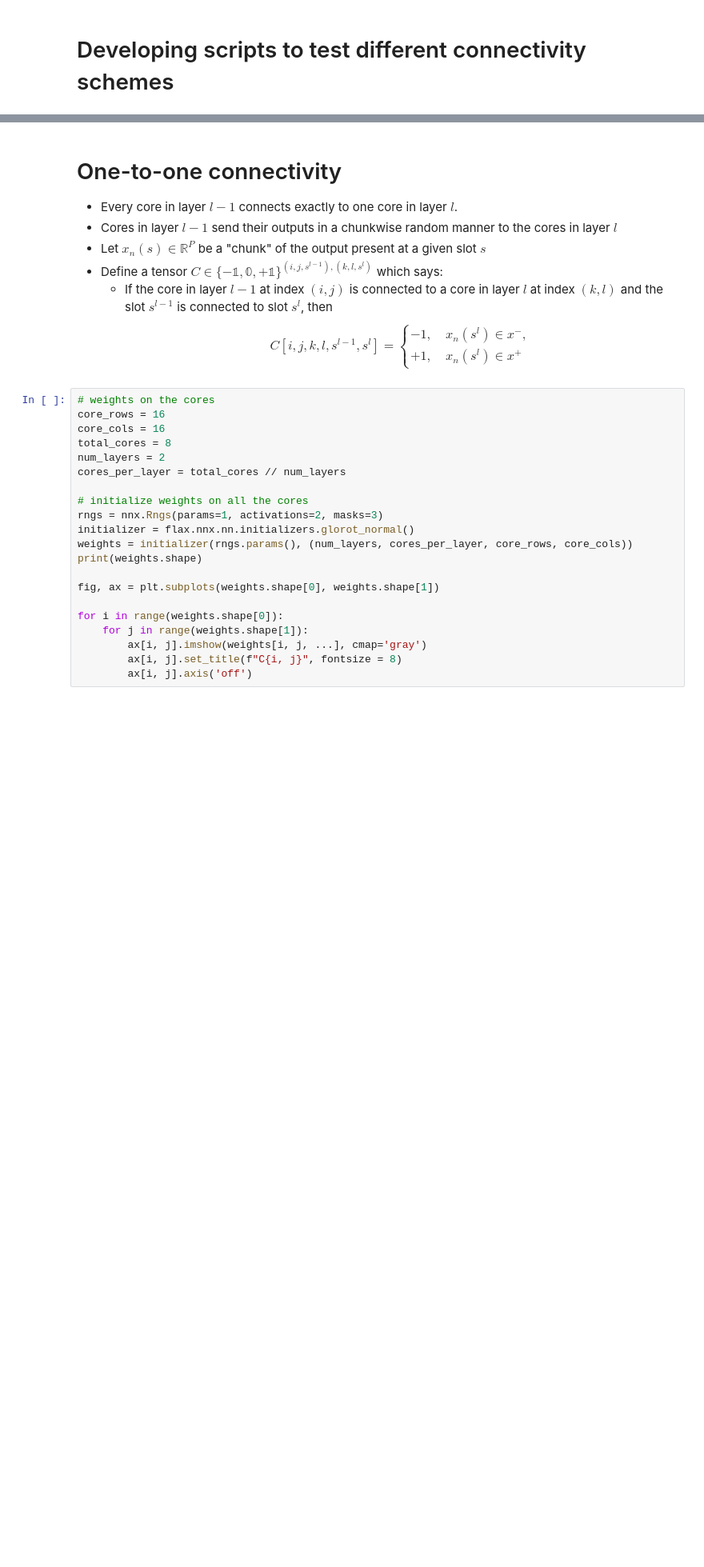
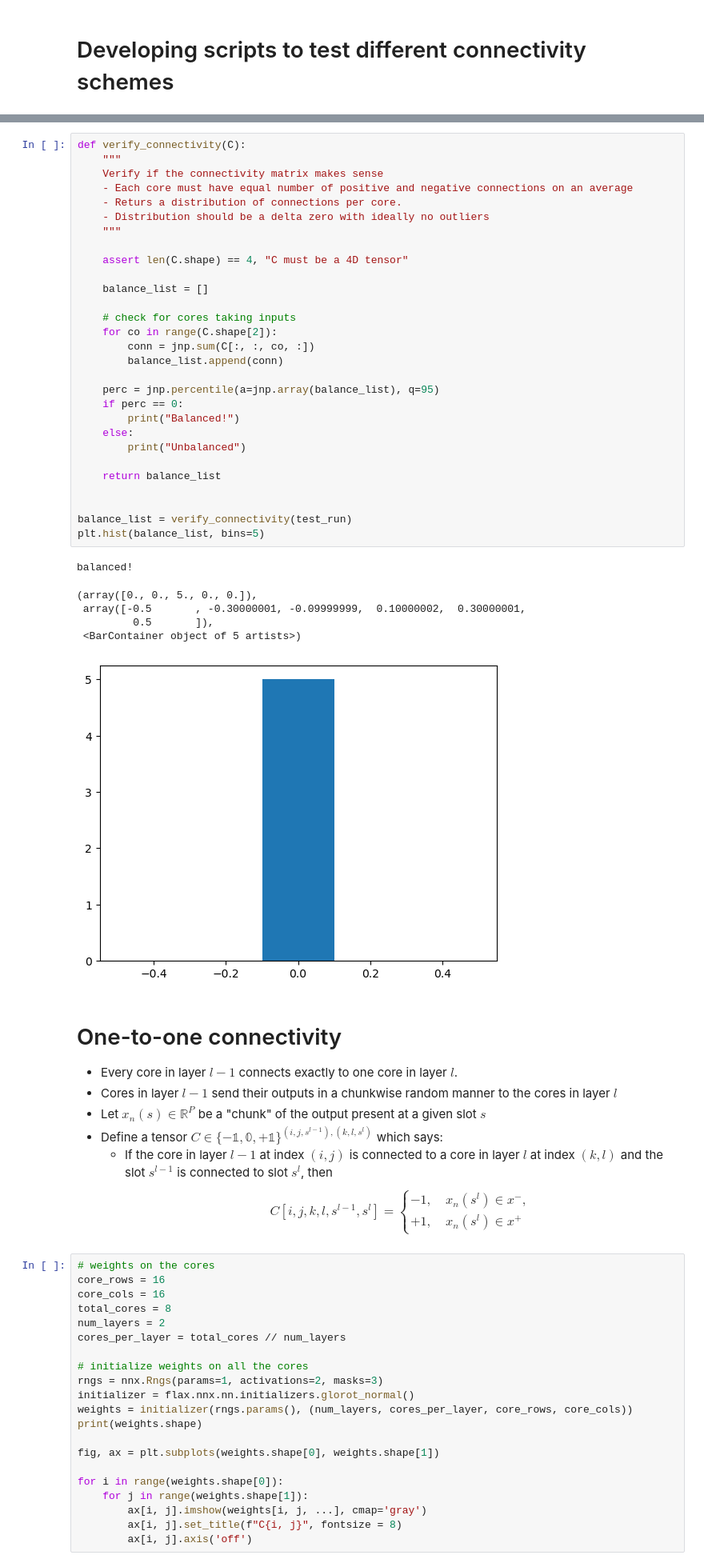
Before and after one commit to Integrated-Systems-Neuroengineering/scrramble, a Jupyter notebook: Notebooks/toy_models_of_connectivity.ipynb, the cells around one changed output, grey strips where cells are left out. Shown at 80% size. Saved outputs shown, nothing was run; the diff lists cells and outputs as text; blank space fills up the shorter version.

```diff
--- a/Notebooks/toy_models_of_connectivity.ipynb
+++ b/Notebooks/toy_models_of_connectivity.ipynb
@@ -30,3 +165,39 @@ E0000 00:00:1746062733.770799 3658191 cuda_blas.cc:1418] Unable to register cuBL
+# %%
+def verify_connectivity(C):
+    """
+    Verify if the connectivity matrix makes sense
+    - Each core must have equal number of positive and negative connections on an average
+    - Returs a distribution of connections per core.
+    - Distribution should be a delta zero with ideally no outliers
+    """
+
+    assert len(C.shape) == 4, "C must be a 4D tensor"
+
+    balance_list = []
+
+    # check for cores taking inputs
+    for co in range(C.shape[2]):
+        conn = jnp.sum(C[:, :, co, :])
+        balance_list.append(conn)
+
+    perc = jnp.percentile(a=jnp.array(balance_list), q=95)
+    if perc == 0:
+        print("Balanced!")
+    else:
+        print("Unbalanced")
+
+    return balance_list
+
+
+balance_list = verify_connectivity(test_run)
+plt.hist(balance_list, bins=5)
+# %% [output]
+balanced!
+(array([0., 0., 5., 0., 0.]),
+ array([-0.5       , -0.30000001, -0.09999999,  0.10000002,  0.30000001,
+         0.5       ]),
+ <BarContainer object of 5 artists>)
+[figure, added]
 # %% [markdown]
 # One-to-one connectivity
 
```
Also changed, not shown: parts of 8 cells of this notebook, 1 other file.
